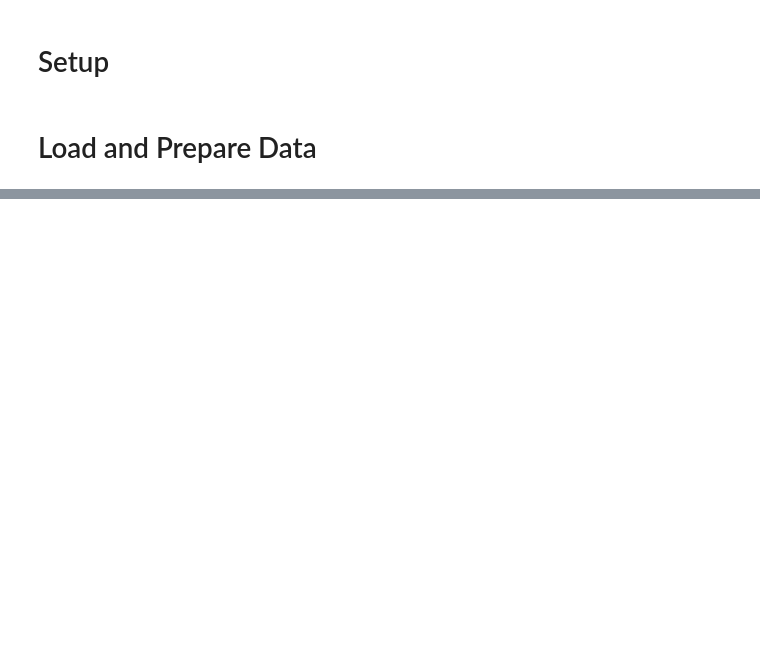
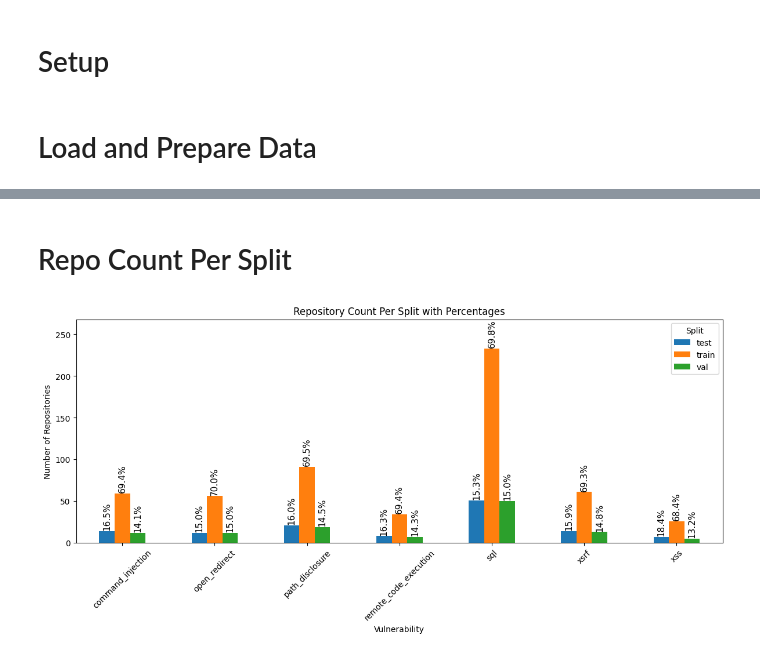
Before and after one commit to JakeHulme1/graphsec-detector, a Jupyter notebook: analysis/exploratory_analysis.ipynb, the cells around one changed output, grey strips where cells are left out. Drawn from its saved outputs; the diff is of its cells as text; code cells hidden in the pictures; blank space fills up the shorter version.

```diff
--- a/analysis/exploratory_analysis.ipynb
+++ b/analysis/exploratory_analysis.ipynb
@@ -76,0 +74,40 @@ plt.show()
+# %% [markdown]
+# Repo Count Per Split
+# %%
+# Pivot to get repo count per vulnerability and split
+df_repo = df.pivot(index="Vulnerability", columns="Split", values="Repos")
+
+# Compute percentage values
+df_repo_pct = df_repo.div(df_repo.sum(axis=1), axis=0) * 100
+
+# Plot raw repo counts
+ax = df_repo.plot(kind="bar", figsize=(12, 6))
+plt.title("Repository Count Per Split with Percentages")
+plt.ylabel("Number of Repositories")
+plt.xticks(rotation=45)
+plt.legend(title="Split")
+
+# Add percentage annotations on top of bars
+for container in ax.containers:
+    split_name = container.get_label()
+    for bar in container:
+        height = bar.get_height()
+        vuln = bar.get_x() + bar.get_width() / 2.0
+        idx = int(round(bar.get_x()))
+        split = bar.get_label()
+        x = bar.get_x() + bar.get_width() / 2
+        y = height
+        vuln_idx = bar.get_x()
+        # Find matching vulnerability and split
+        for i, vuln in enumerate(df_repo.index):
+            if abs(bar.get_x() - i) < 0.5:
+                break
+        pct = df_repo_pct.loc[vuln, split_name]
+        ax.text(x, y + 1, f"{pct:.1f}%", ha="center", va="bottom", fontsize=11, rotation=90)
+
+plt.tight_layout()
+ymax = df_repo.max().max() * 1.15  # 15% padding
+plt.ylim(0, ymax)
+plt.show()
+# %% [output]
+[figure, added]
```
Also changed, not shown: parts of 16 cells of this notebook, 6 other files.
